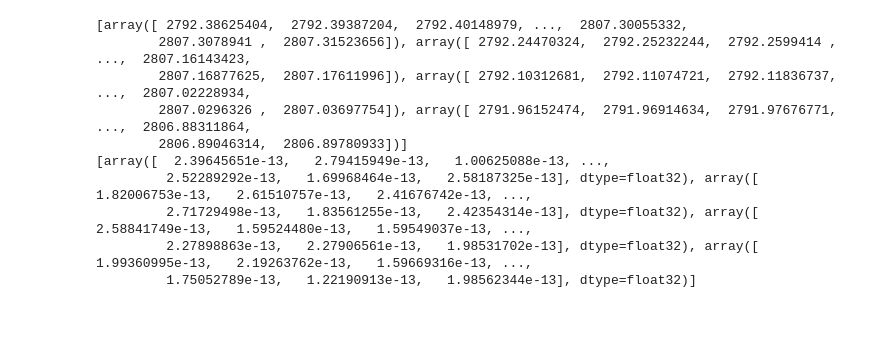
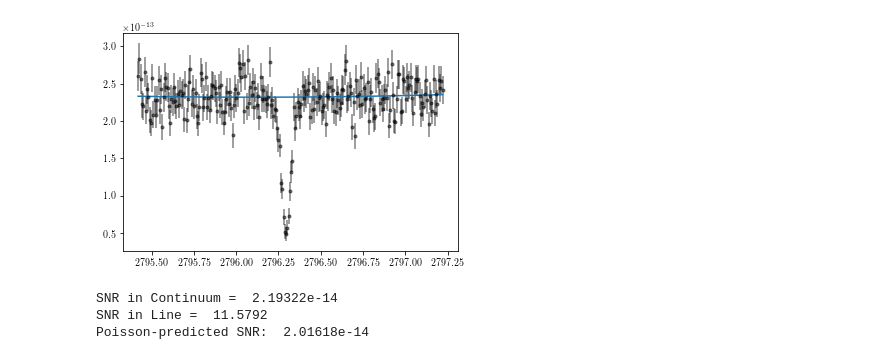
Before and after one commit to gmduvvuri/astr5550, a Jupyter notebook: homework/project_2/project2_gmduvvuri.ipynb, the cells around one changed output. Drawn from its saved outputs; the diff is of its cells as text; code cells hidden in the pictures; blank space fills up the shorter version.

```diff
--- a/homework/project_2/project2_gmduvvuri.ipynb
+++ b/homework/project_2/project2_gmduvvuri.ipynb
@@ -3,23 +3,18 @@ import numpy as np
 import matplotlib.pyplot as plt
 import seaborn as sns
 from astropy.io import fits
+plt.rc('font', family='serif')
+plt.rc('text', usetex=True)
 # %%
 base_str = 'z2r50205t_c'
 suffix_str = 'f.fits'
 fnames = [base_str + str(i) + suffix_str for i in range(0, 6)]
 hdu_list = [fits.open(fname) for fname in fnames]
 all_waves = [hdu_list[0][0].data[i, :] for i in [0, 4, 8, 12]]
-all_exposure_means = [np.mean(hdu_list[1][0].data[i:i+4, :], axis=0) for i in [0, 4, 8, 12]]
-print(all_waves)
-print(all_exposure_means)
+all_exposure_means = [np.mean(hdu_list[1][0].data[i:i+4, :],
+                              axis=0)
+                      for i in [0, 4, 8, 12]]
+all_exposure_sigmas = [np.sqrt((np.mean((hdu_list[2][0].data[i:i+4,
+                                                             :])**2.0,
+                                        axis=0))/4.0)
+                      for i in [0, 4, 8, 12]]
-# %% [output]
-[array([ 2792.38625404,  2792.39387204,  2792.40148979, ...,  2807.30055332,
-        2807.3078941 ,  2807.31523656]), array([ 2792.24470324,  2792.25232244,  2792.2599414 , ...,  2807.16143423,
-        2807.16877625,  2807.17611996]), array([ 2792.10312681,  2792.11074721,  2792.11836737, ...,  2807.02228934,
-        2807.0296326 ,  2807.03697754]), array([ 2791.96152474,  2791.96914634,  2791.97676771, ...,  2806.88311864,
-        2806.89046314,  2806.89780933])]
-[array([  2.39645651e-13,   2.79415949e-13,   1.00625088e-13, ...,
-         2.52289292e-13,   1.69968464e-13,   2.58187325e-13], dtype=float32), array([  1.82006753e-13,   2.61510757e-13,   2.41676742e-13, ...,
-         2.71729498e-13,   1.83561255e-13,   2.42354314e-13], dtype=float32), array([  2.58841749e-13,   1.59524480e-13,   1.59549037e-13, ...,
-         2.27898863e-13,   2.27906561e-13,   1.98531702e-13], dtype=float32), array([  1.99360995e-13,   2.19263762e-13,   1.59669316e-13, ...,
-         1.75052789e-13,   1.22190913e-13,   1.98562344e-13], dtype=float32)]
@@ -25,0 +49,30 @@ print(all_exposure_means)
+# %%
+low1=400
+high1=640
+wave_1 = wave[low1:high1]
+flux_1 = flux[low1:high1]
+sigma_1 = sigmas[low1:high1]
+cut_index = np.arange(95, 125)
+fit_1 = np.polyfit(np.delete(wave_1, cut_index),
+                   np.delete(flux_1, cut_index), 2)
+
+plt.errorbar(wave_1, flux_1, yerr=sigma_1,
+             alpha=0.5, fmt='.k')
+plt.plot(wave_1, np.polyval(fit_1, wave_1))
+plt.show()
+
+signal_continuum = np.var(np.delete(flux_1, cut_index))
+noise_continuum = np.mean(np.delete(sigma_1, cut_index))
+noise_line = np.mean(sigma_1[cut_index])
+signal_line = np.mean(np.delete(flux_1, cut_index)) - np.min(flux_1)
+
+print('SNR in Continuum = ',
+      signal_continuum/noise_continuum)
+print('SNR in Line = ',
+      signal_line/noise_line)
+print('Poisson-predicted SNR: ', np.sqrt(signal_continuum))
+# %% [output]
+[figure, added]
+SNR in Continuum =  2.19322e-14
+SNR in Line =  11.5792
+Poisson-predicted SNR:  2.01618e-14
```
Also changed, not shown: parts of 5 cells of this notebook, 1 other file.
